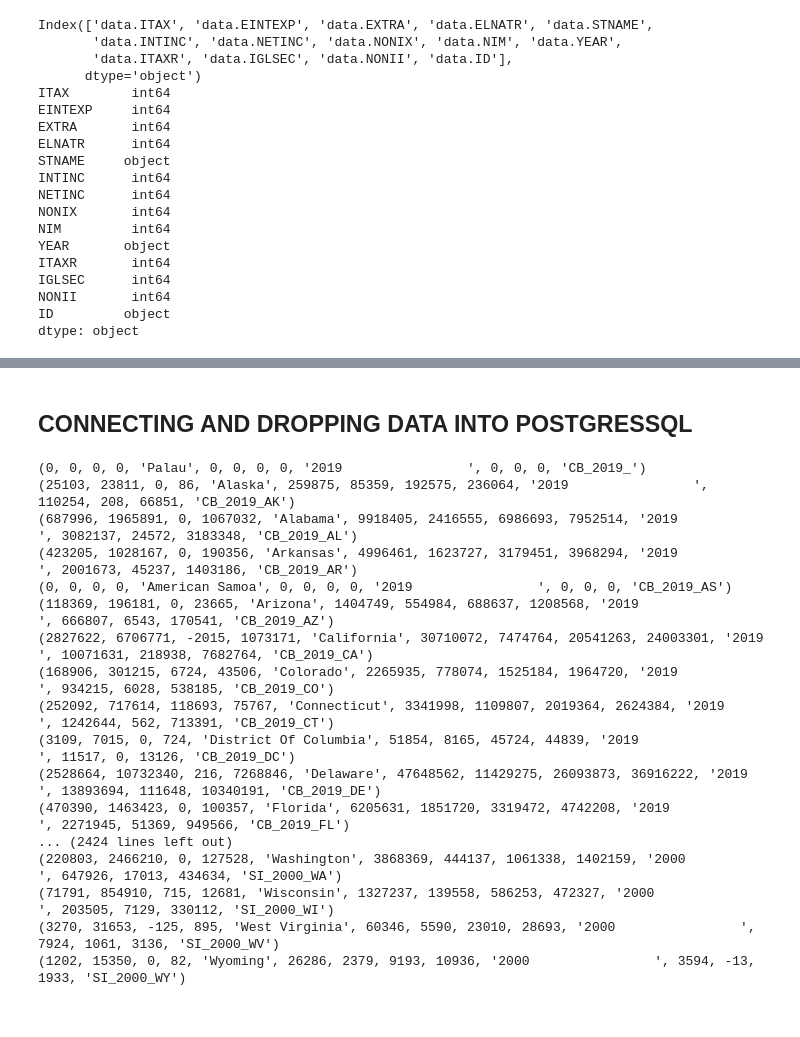
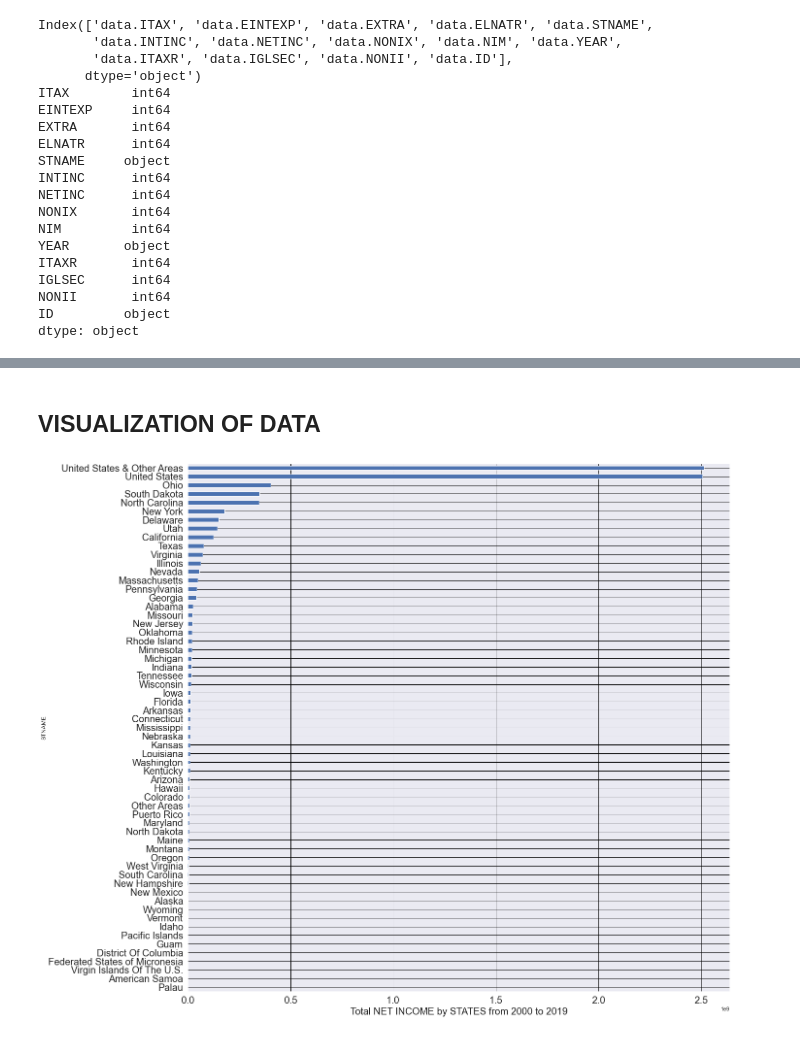
Before and after one commit to x21103330/DAP-PROJECT, a Jupyter notebook: DAP PROJECT (X21103330) Jacob.ipynb, the cells around one changed output, grey strips where cells are left out. Cells and saved outputs as stored; diff of their text form; code cells hidden in the pictures.

Commit message:
FDIC Code file (x21103330)
Visualization of the FDIC dataset

```diff
--- a/DAP PROJECT (X21103330) Jacob.ipynb
+++ b/DAP PROJECT (X21103330) Jacob.ipynb
@@ -105,2 +98,0 @@ fdic_data.to_csv(r'C:\Users\mamma\Documents\fdic_dataframe.csv', index = False,
-# %% [markdown]
-## CONNECTING AND DROPPING DATA INTO POSTGRESSQL
@@ -133,26 +99,19 @@ cursor.execute(psql2)
-# %%
-psql3 = '''select * from fdicdatabase4'''
-cursor.execute(psql3)
-for i in cursor.fetchall():
-    print(i)
-
-con.commit()
-con.close()
-# %% [output]
-(0, 0, 0, 0, 'Palau', 0, 0, 0, 0, '2019                ', 0, 0, 0, 'CB_2019_')
-(25103, 23811, 0, 86, 'Alaska', 259875, 85359, 192575, 236064, '2019                ', 110254, 208, 66851, 'CB_2019_AK')
-(687996, 1965891, 0, 1067032, 'Alabama', 9918405, 2416555, 6986693, 7952514, '2019                ', 3082137, 24572, 3183348, 'CB_2019_AL')
-(423205, 1028167, 0, 190356, 'Arkansas', 4996461, 1623727, 3179451, 3968294, '2019                ', 2001673, 45237, 1403186, 'CB_2019_AR')
-(0, 0, 0, 0, 'American Samoa', 0, 0, 0, 0, '2019                ', 0, 0, 0, 'CB_2019_AS')
-(118369, 196181, 0, 23665, 'Arizona', 1404749, 554984, 688637, 1208568, '2019                ', 666807, 6543, 170541, 'CB_2019_AZ')
-(2827622, 6706771, -2015, 1073171, 'California', 30710072, 7474764, 20541263, 24003301, '2019                ', 10071631, 218938, 7682764, 'CB_2019_CA')
-(168906, 301215, 6724, 43506, 'Colorado', 2265935, 778074, 1525184, 1964720, '2019                ', 934215, 6028, 538185, 'CB_2019_CO')
-(252092, 717614, 118693, 75767, 'Connecticut', 3341998, 1109807, 2019364, 2624384, '2019                ', 1242644, 562, 713391, 'CB_2019_CT')
-(3109, 7015, 0, 724, 'District Of Columbia', 51854, 8165, 45724, 44839, '2019                ', 11517, 0, 13126, 'CB_2019_DC')
-(2528664, 10732340, 216, 7268846, 'Delaware', 47648562, 11429275, 26093873, 36916222, '2019                ', 13893694, 111648, 10340191, 'CB_2019_DE')
-(470390, 1463423, 0, 100357, 'Florida', 6205631, 1851720, 3319472, 4742208, '2019                ', 2271945, 51369, 949566, 'CB_2019_FL')
-... (2424 lines left out)
-(220803, 2466210, 0, 127528, 'Washington', 3868369, 444137, 1061338, 1402159, '2000                ', 647926, 17013, 434634, 'SI_2000_WA')
-(71791, 854910, 715, 12681, 'Wisconsin', 1327237, 139558, 586253, 472327, '2000                ', 203505, 7129, 330112, 'SI_2000_WI')
-(3270, 31653, -125, 895, 'West Virginia', 60346, 5590, 23010, 28693, '2000                ', 7924, 1061, 3136, 'SI_2000_WV')
-(1202, 15350, 0, 82, 'Wyoming', 26286, 2379, 9193, 10936, '2000                ', 3594, -13, 1933, 'SI_2000_WY')
+# %% [markdown]
+## VISUALIZATION OF DATA
+# %%
+import seaborn as sns
+import matplotlib.pyplot as plt
+sns.set(color_codes = True)
+
+#vsualizing state and netincome
+#fdic_data.hist()
+#plt.show()
+
+fig = plt.figure(figsize=(20,20))
+states = fdic_data.groupby('STNAME')['NETINC'].sum().sort_values(ascending=True)
+states.plot(kind="barh", fontsize = 20)
+plt.grid(b=True, which='both', color='Black',linestyle='-')
+plt.xlabel('Total NET INCOME by STATES from 2000 to 2019', fontsize = 20)
+plt.show ()
+# %% [output]
+[figure, added]
```
Also changed, not shown: parts of 11 cells of this notebook.
